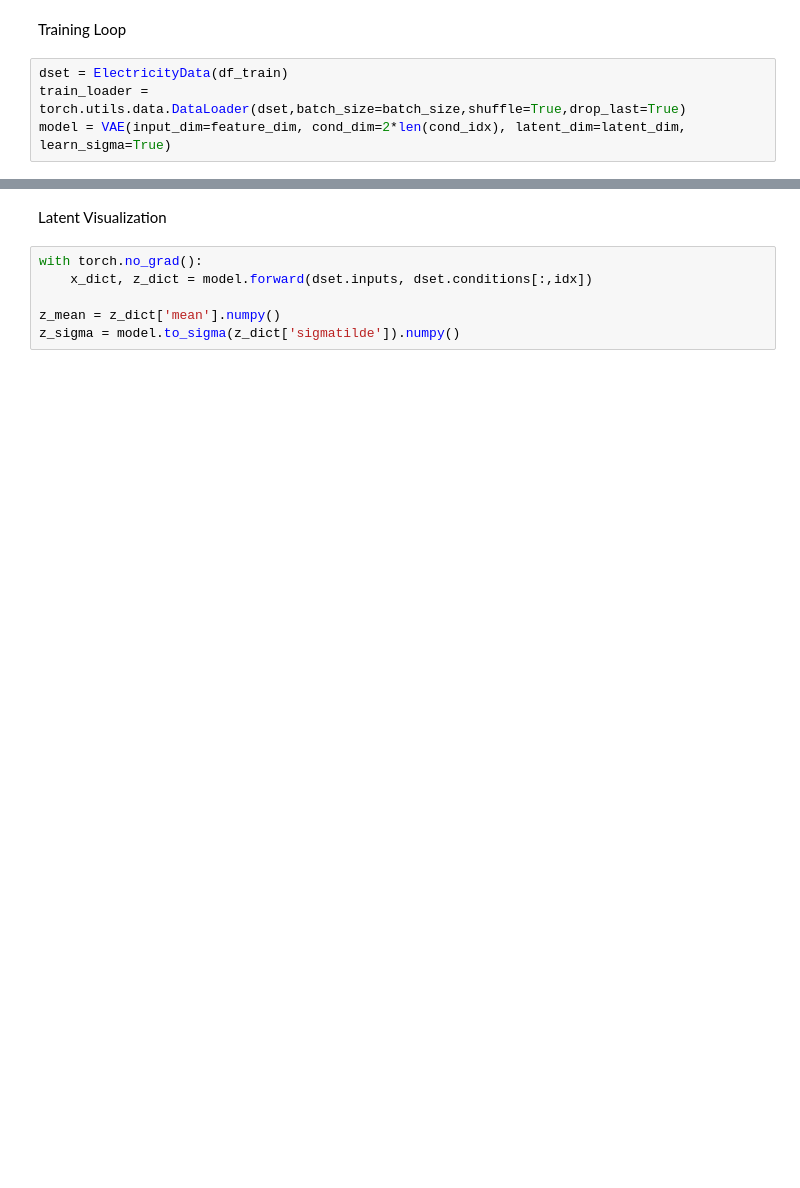
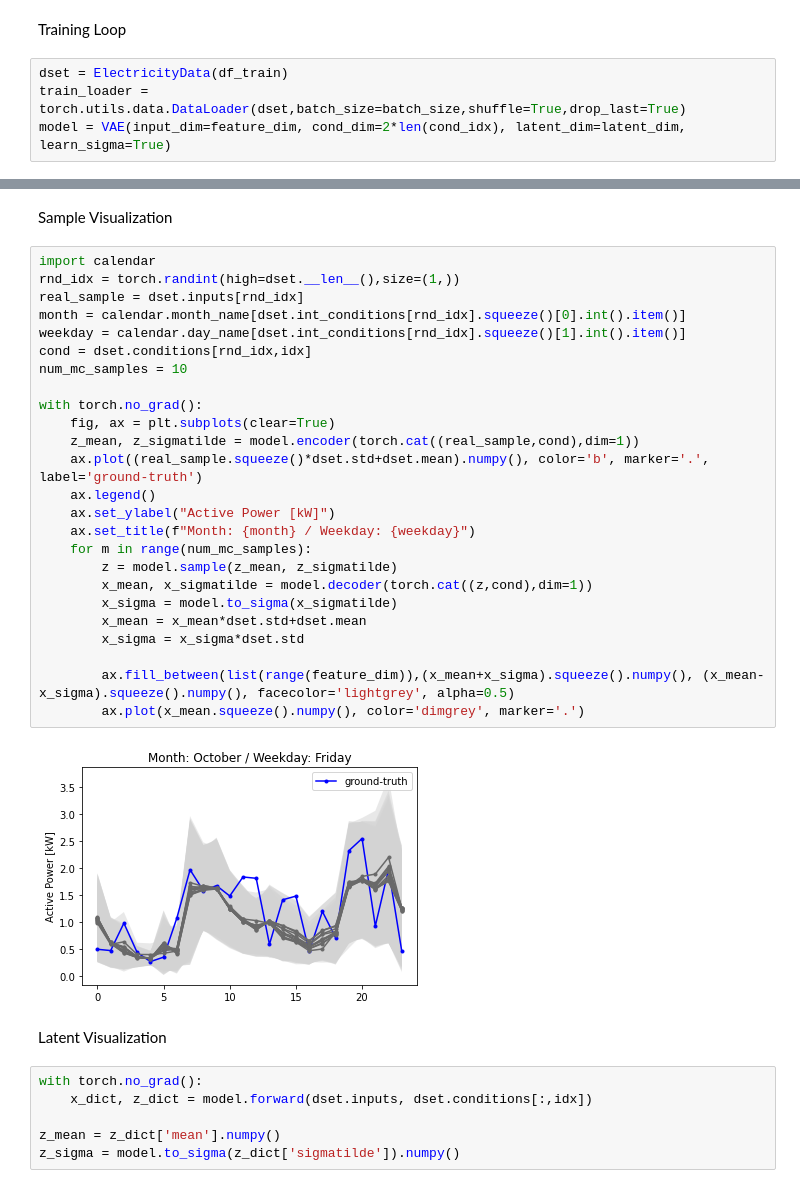
Before and after one commit to kabolat/IAAIP_tutorial, a Jupyter notebook: vae_load_generation.ipynb, the cells around one changed output, grey strips where cells are left out. Cells and saved outputs as stored; diff of their text form; blank space fills up the shorter version.

```diff
--- a/vae_load_generation.ipynb
+++ b/vae_load_generation.ipynb
@@ -275,3 +275,32 @@ Min_sigmatilde: -5.1069207191467285
+# %% [markdown]
+Sample Visualization
+# %%
+import calendar
+rnd_idx = torch.randint(high=dset.__len__(),size=(1,))
+real_sample = dset.inputs[rnd_idx]
+month = calendar.month_name[dset.int_conditions[rnd_idx].squeeze()[0].int().item()]
+weekday = calendar.day_name[dset.int_conditions[rnd_idx].squeeze()[1].int().item()]
+cond = dset.conditions[rnd_idx,idx]
+num_mc_samples = 10
+
+with torch.no_grad():
+    fig, ax = plt.subplots(clear=True)
+    z_mean, z_sigmatilde = model.encoder(torch.cat((real_sample,cond),dim=1))
+    ax.plot((real_sample.squeeze()*dset.std+dset.mean).numpy(), color='b', marker='.', label='ground-truth')
+    ax.legend()
+    ax.set_ylabel("Active Power [kW]")
+    ax.set_title(f"Month: {month} / Weekday: {weekday}")
+    for m in range(num_mc_samples):
+        z = model.sample(z_mean, z_sigmatilde)
+        x_mean, x_sigmatilde = model.decoder(torch.cat((z,cond),dim=1))
+        x_sigma = model.to_sigma(x_sigmatilde)
+        x_mean = x_mean*dset.std+dset.mean
+        x_sigma = x_sigma*dset.std
+
+        ax.fill_between(list(range(feature_dim)),(x_mean+x_sigma).squeeze().numpy(), (x_mean-x_sigma).squeeze().numpy(), facecolor='lightgrey', alpha=0.5)
+        ax.plot(x_mean.squeeze().numpy(), color='dimgrey', marker='.')
+# %% [output]
+[figure, added]
 # %% [markdown]
 Latent Visualization
 # %%
```
Also changed, not shown: parts of 4 cells of this notebook.
